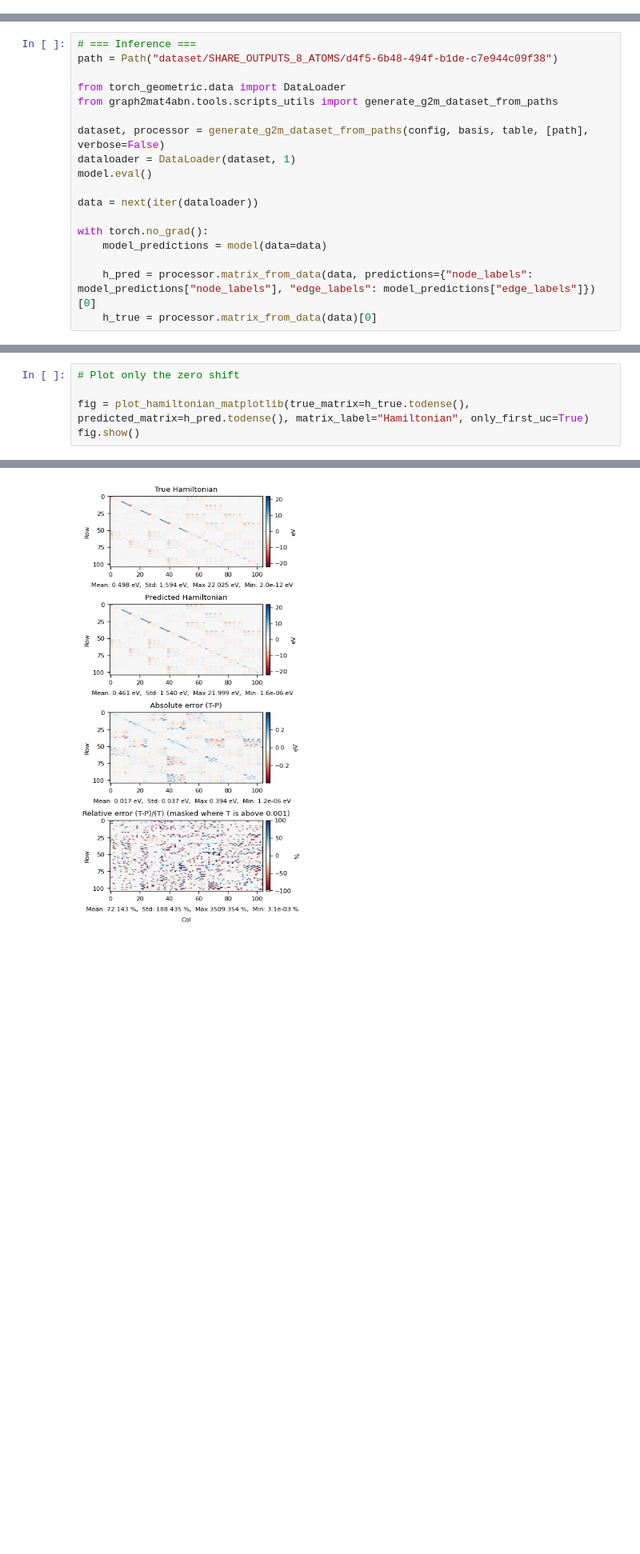
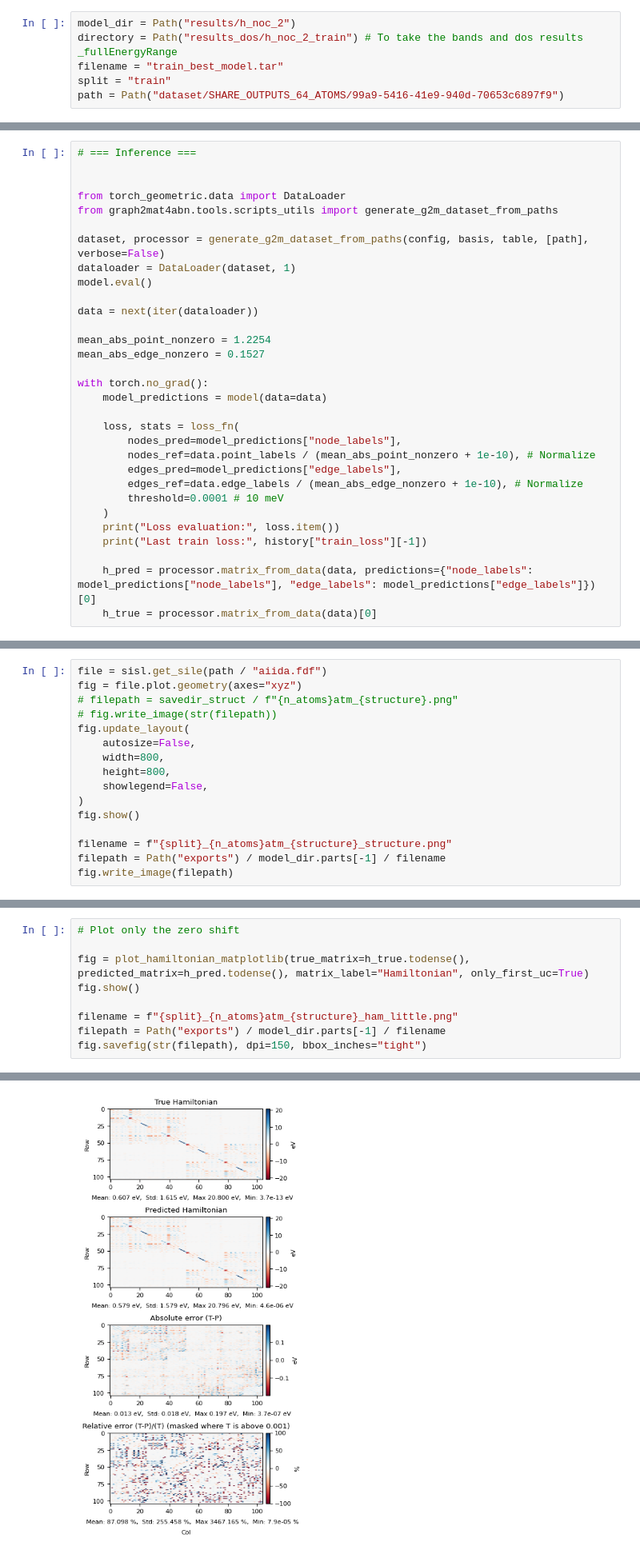
Before and after one commit to alapena/graph2mat4abn, a Jupyter notebook: notebooks/plot_hamiltonian_bands_dos.ipynb, the cells around one changed output, grey strips where cells are left out. Shown at 80% size. Drawn from its saved outputs; the diff is of its cells as text; blank space fills up the shorter version.

```diff
--- a/notebooks/plot_hamiltonian_bands_dos.ipynb
+++ b/notebooks/plot_hamiltonian_bands_dos.ipynb
@@ -25,4 +25,10 @@ from pathlib import Path
 import numpy as np
 import matplotlib.pyplot as plt
 import sisl
+# %%
+model_dir = Path("results/h_noc_2")
+directory = Path("results_dos/h_noc_2_train") # To take the bands and dos results _fullEnergyRange
+filename = "train_best_model.tar"
+split = "train"
+path = Path("dataset/SHARE_OUTPUTS_64_ATOMS/99a9-5416-41e9-940d-70653c6897f9")
 # %%
@@ -89,6 +223,6 @@ Loaded model in epoch 24782 with training loss 11333.201171875 and validation lo
 # %%
 # === Inference ===
-path = Path("dataset/SHARE_OUTPUTS_8_ATOMS/d4f5-6b48-494f-b1de-c7e944c09f38")
+
 
 from torch_geometric.data import DataLoader
 from graph2mat4abn.tools.scripts_utils import generate_g2m_dataset_from_paths
@@ -99,9 +233,22 @@ model.eval()
 
 data = next(iter(dataloader))
 
+mean_abs_point_nonzero = 1.2254
+mean_abs_edge_nonzero = 0.1527
+
 with torch.no_grad():
     model_predictions = model(data=data)
 
+    loss, stats = loss_fn(
+        nodes_pred=model_predictions["node_labels"],
+        nodes_ref=data.point_labels / (mean_abs_point_nonzero + 1e-10), # Normalize
+        edges_pred=model_predictions["edge_labels"],
+        edges_ref=data.edge_labels / (mean_abs_edge_nonzero + 1e-10), # Normalize
+        threshold=0.0001 # 10 meV
+    )
+    print("Loss evaluation:", loss.item())
+    print("Last train loss:", history["train_loss"][-1])
+
     h_pred = processor.matrix_from_data(data, predictions={"node_labels": model_predictions["node_labels"], "edge_labels": model_predictions["edge_labels"]})[0]
     h_true = processor.matrix_from_data(data)[0]
 # %% [output]
@@ -109,0 +265,16 @@ Keeping all the dataset in memory.
+# %%
+file = sisl.get_sile(path / "aiida.fdf")
+fig = file.plot.geometry(axes="xyz")
+# filepath = savedir_struct / f"{n_atoms}atm_{structure}.png"
+# fig.write_image(str(filepath))
+fig.update_layout(
+    autosize=False,
+    width=800,
+    height=800,
+    showlegend=False,
+)
+fig.show()
+
+filename = f"{split}_{n_atoms}atm_{structure}_structure.png"
+filepath = Path("exports") / model_dir.parts[-1] / filename
+fig.write_image(filepath)
@@ -254,10 +431,14 @@ invalid value encountered in divide
 # %%
 # Plot only the zero shift
 
 fig = plot_hamiltonian_matplotlib(true_matrix=h_true.todense(), predicted_matrix=h_pred.todense(), matrix_label="Hamiltonian", only_first_uc=True)
 fig.show()
+
+filename = f"{split}_{n_atoms}atm_{structure}_ham_little.png"
+filepath = Path("exports") / model_dir.parts[-1] / filename
+fig.savefig(str(filepath), dpi=150, bbox_inches="tight")
 # %% [output]
 divide by zero encountered in divide
-[figure, old version]
+[figure, new version]
 # %% [markdown]
 # Bands, Fermi Energy, DOS
```
Also changed, not shown: parts of 8 cells of this notebook, 4 other files.
